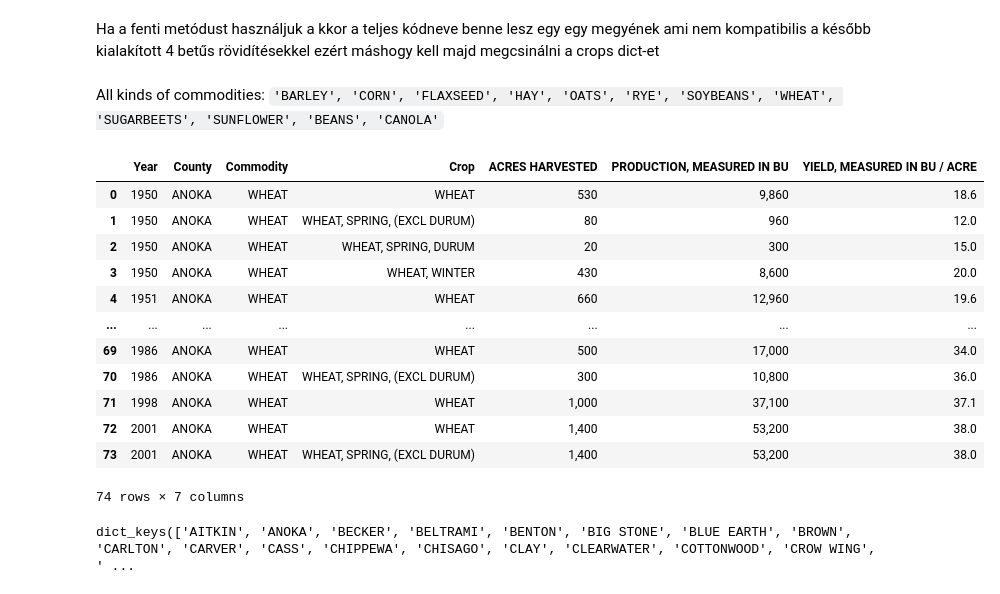
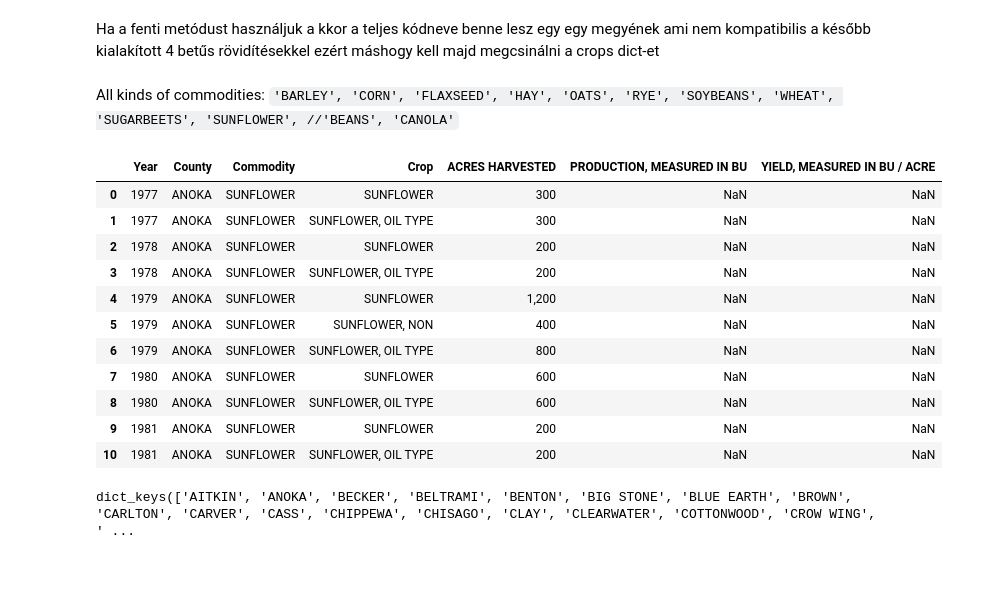
Before and after one commit to danFjs/QuantCh, a Jupyter notebook: JOebiden.ipynb, the cells around one changed output. Drawn from its saved outputs; the diff is of its cells as text; code cells hidden in the pictures.

````diff
--- a/JOebiden.ipynb
+++ b/JOebiden.ipynb
@@ -305,7 +296,7 @@ crop_df_counties = pd.unique(crop_df['County'])
 crop_df_counties = [ s.replace(' ','')[:4] for s in crop_df_counties]
 # %% [markdown]
 All kinds of commodities:
-``` 'BARLEY', 'CORN', 'FLAXSEED', 'HAY', 'OATS', 'RYE', 'SOYBEANS', 'WHEAT', 'SUGARBEETS', 'SUNFLOWER', 'BEANS', 'CANOLA' ```
+``` 'BARLEY', 'CORN', 'FLAXSEED', 'HAY', 'OATS', 'RYE', 'SOYBEANS', 'WHEAT', 'SUGARBEETS', 'SUNFLOWER', //'BEANS', 'CANOLA' ```
 # %%
 crops = {}
 for i in pd.unique(crop_df['County']):
@@ -315,19 +308,18 @@ for i in pd.unique(crop_df['County']):
 # %%
-crops['ANOKA']['WHEAT']
+crops['ANOKA']['SUNFLOWER']
 # %% [output]
 |  | Year | County | Commodity | Crop | ACRES HARVESTED | PRODUCTION, MEASURED IN BU | YIELD, MEASURED IN BU / ACRE |
-| 0 | 1950 | ANOKA | WHEAT | WHEAT | 530 | 9,860 | 18.6 |
-| 1 | 1950 | ANOKA | WHEAT | WHEAT, SPRING, (EXCL DURUM) | 80 | 960 | 12.0 |
-| 2 | 1950 | ANOKA | WHEAT | WHEAT, SPRING, DURUM | 20 | 300 | 15.0 |
-| 3 | 1950 | ANOKA | WHEAT | WHEAT, WINTER | 430 | 8,600 | 20.0 |
-| 4 | 1951 | ANOKA | WHEAT | WHEAT | 660 | 12,960 | 19.6 |
-| ... | ... | ... | ... | ... | ... | ... | ... |
-| 69 | 1986 | ANOKA | WHEAT | WHEAT | 500 | 17,000 | 34.0 |
-| 70 | 1986 | ANOKA | WHEAT | WHEAT, SPRING, (EXCL DURUM) | 300 | 10,800 | 36.0 |
-| 71 | 1998 | ANOKA | WHEAT | WHEAT | 1,000 | 37,100 | 37.1 |
-| 72 | 2001 | ANOKA | WHEAT | WHEAT | 1,400 | 53,200 | 38.0 |
-| 73 | 2001 | ANOKA | WHEAT | WHEAT, SPRING, (EXCL DURUM) | 1,400 | 53,200 | 38.0 |
+| 0 | 1977 | ANOKA | SUNFLOWER | SUNFLOWER | 300 | NaN | NaN |
+| 1 | 1977 | ANOKA | SUNFLOWER | SUNFLOWER, OIL TYPE | 300 | NaN | NaN |
+| 2 | 1978 | ANOKA | SUNFLOWER | SUNFLOWER | 200 | NaN | NaN |
+| 3 | 1978 | ANOKA | SUNFLOWER | SUNFLOWER, OIL TYPE | 200 | NaN | NaN |
+| 4 | 1979 | ANOKA | SUNFLOWER | SUNFLOWER | 1,200 | NaN | NaN |
+| 5 | 1979 | ANOKA | SUNFLOWER | SUNFLOWER, NON | 400 | NaN | NaN |
+| 6 | 1979 | ANOKA | SUNFLOWER | SUNFLOWER, OIL TYPE | 800 | NaN | NaN |
+| 7 | 1980 | ANOKA | SUNFLOWER | SUNFLOWER | 600 | NaN | NaN |
+| 8 | 1980 | ANOKA | SUNFLOWER | SUNFLOWER, OIL TYPE | 600 | NaN | NaN |
+| 9 | 1981 | ANOKA | SUNFLOWER | SUNFLOWER | 200 | NaN | NaN |
+| 10 | 1981 | ANOKA | SUNFLOWER | SUNFLOWER, OIL TYPE | 200 | NaN | NaN |
-74 rows × 7 columns
 # %%
 crops.keys()
 # %% [output]
````
Also changed, not shown: parts of 58 cells of this notebook.
